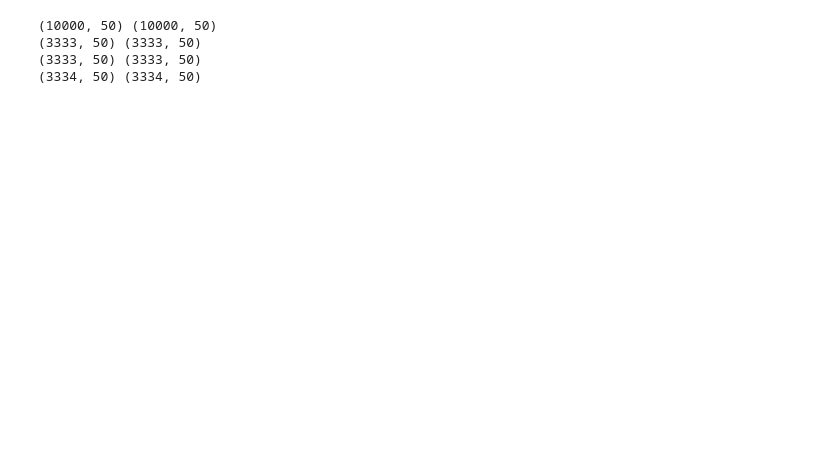
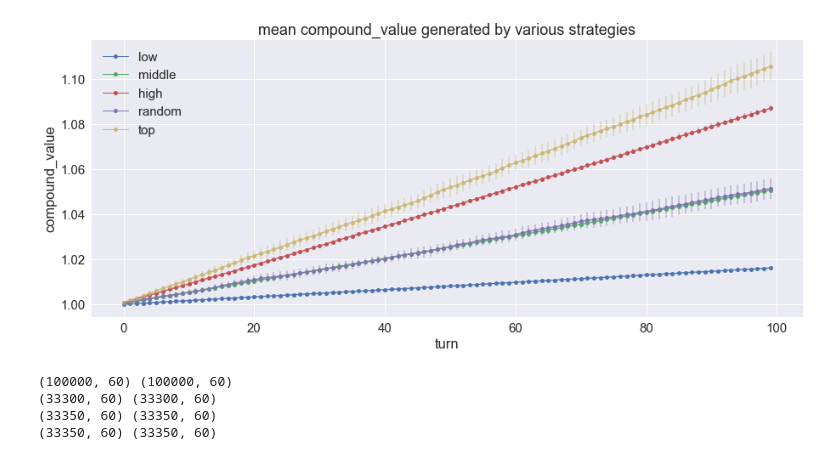
Before and after one commit to joehahn/hivemind, a Jupyter notebook: hivemind.ipynb, the cells around one changed output. Cells and saved outputs as stored; diff of their text form; code cells hidden in the pictures; blank space fills up the shorter version.

```diff
--- a/hivemind.ipynb
+++ b/hivemind.ipynb
@@ -53,0 +74,9 @@ ax.legend()
+# %%
+#play single small game and compute net_values vs turn
+strategy = 'high'
+N_buckets = 6
+lag = 1
+N_turns = 100
+actual_bucket_yields, _, lagged_bucket_yields, _, _ = make_bucket_yields(N_buckets, N_turns, lag)
+net_values = compute_net_value(actual_bucket_yields, lagged_bucket_yields, strategy)
+net_values.tail()
@@ -53,0 +90,28 @@ ax.legend()
+# %%
+N_games = 10
+N_buckets = 60
+lag = 1
+N_turns = 100
+strategies = ['low', 'middle', 'high', 'random', 'top']
+fig, ax = plt.subplots(1,1, figsize=(15, 6))
+all_net_values = pd.DataFrame()
+for strategy in strategies:
+    for idx in range(N_games):
+        actual_bucket_yields, _, lagged_bucket_yields, _, _ = make_bucket_yields(N_buckets, N_turns, lag)
+        net_values = compute_net_value(actual_bucket_yields, lagged_bucket_yields, strategy, model=None)
+        net_values['strategy'] = strategy
+        all_net_values = all_net_values.append(net_values, ignore_index=True)
+g = all_net_values.groupby(['strategy', 'turn'], as_index=False)['compound_value'].agg(['mean', 'std', 'count'])
+for strategy in strategies:
+    strategy_results = g.loc[strategy]
+    xp = strategy_results.index
+    yp = strategy_results['mean'].values
+    yerr = strategy_results['std'].values
+    p = ax.plot(xp, yp, linewidth=1, marker='o', markersize=5, label=strategy)
+    p = ax.errorbar(xp, yp, yerr=yerr, alpha=0.4, color=p[0].get_color())
+p = ax.set_title('mean compound_value generated by various strategies')
+p = ax.set_ylabel('compound_value')
+p = ax.set_xlabel('turn')
+p = ax.legend()
+# %% [output]
+[figure, added]
@@ -54,7 +124,7 @@ ax.legend()
 # %%
 #test-train-validation split is 1:1:1
-train_fraction = 1.0/3.0
-x = bucket_yields
+train_fraction = 0.333
+x = lagged_bucket_yields
 y = best_bucket
 from sklearn.model_selection import train_test_split
 x_train, x_test_validate, y_train, y_test_validate = train_test_split(x, y, train_size=train_fraction,
@@ -67,10 +137,10 @@ print x_train.shape, y_train.shape
 print x_test.shape, y_test.shape
 print x_validate.shape, y_validate.shape
 # %% [output]
-(10000, 50) (10000, 50)
-(3333, 50) (3333, 50)
-(3333, 50) (3333, 50)
-(3334, 50) (3334, 50)
+(100000, 60) (100000, 60)
+(33300, 60) (33300, 60)
+(33350, 60) (33350, 60)
+(33350, 60) (33350, 60)
 # %%
 #build MLP classification model
 N_inputs = x.shape[1]
```
Also changed, not shown: parts of 17 cells of this notebook, 1 other file.
